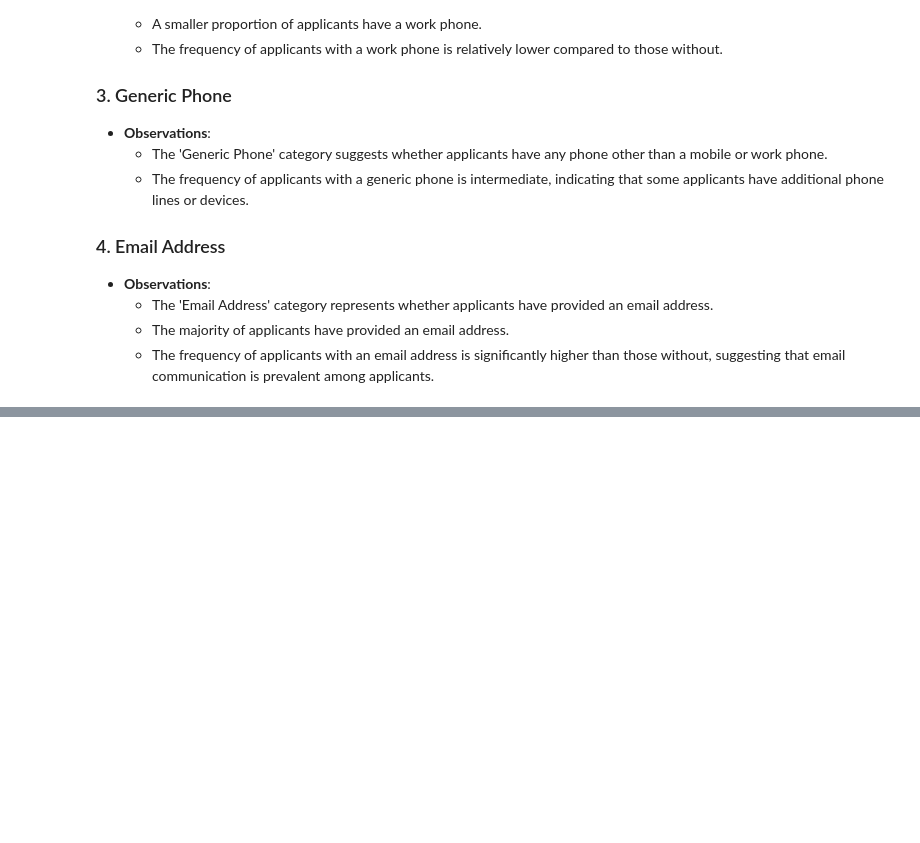
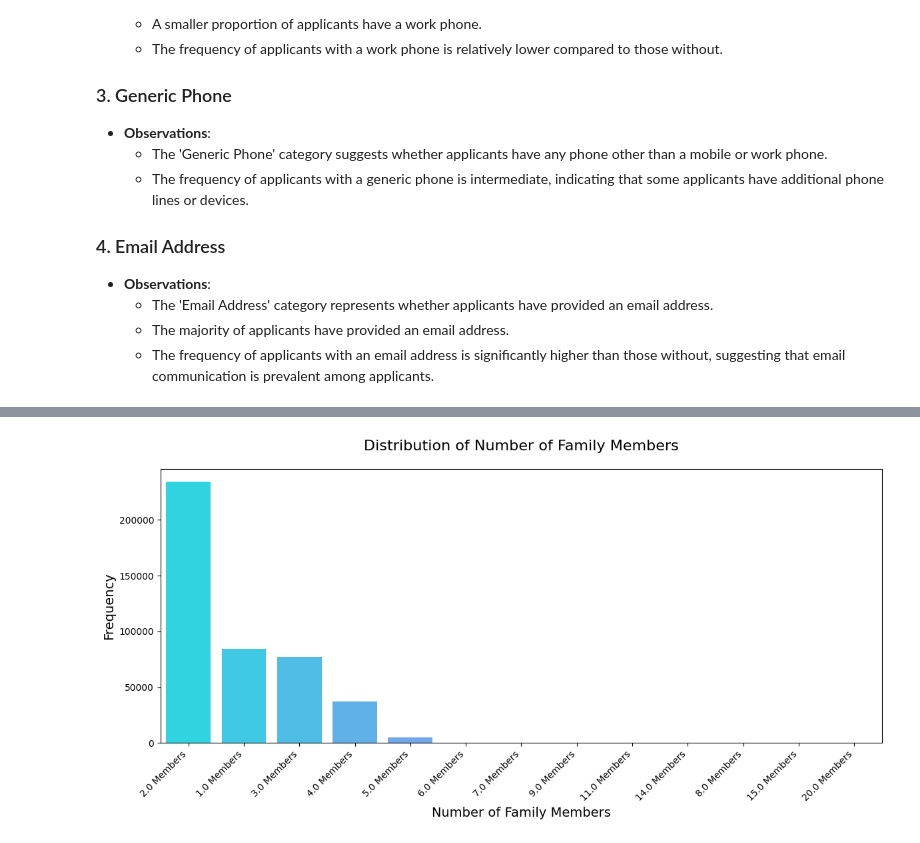
Before and after one commit to ThomasProce/credit-risk-classification, a Jupyter notebook: credit_risk.ipynb, the cells around one changed output, grey strips where cells are left out. Saved outputs shown, nothing was run; the diff lists cells and outputs as text; code cells hidden in the pictures; blank space fills up the shorter version.

Commit message:
perform discrete and continuous variables visualization

```diff
--- a/credit_risk.ipynb
+++ b/credit_risk.ipynb
@@ -191,0 +224,31 @@ In this analysis, we examine the contact information of applicants to gain insig
+# %%
+# Calculate the order based on the frequency of family members
+order = applicants['CNT_FAM_MEMBERS'].value_counts().index
+
+# Define custom colors for the bars
+custom_palette = sns.color_palette("cool", n_colors=len(order))
+
+# Create a countplot for the number of family members with the specified order and custom colors
+plt.figure(figsize=(12, 6))  # Set the figure size
+ax = sns.countplot(
+    x=applicants['CNT_FAM_MEMBERS'],
+    palette=custom_palette,  # Use custom colors
+    order=order
+)
+
+# Customize labels for the y-axis and x-axis
+plt.xlabel('Number of Family Members', fontsize=14)
+plt.ylabel('Frequency', fontsize=14)
+
+
+# Customize tick labels on the x-axis for better readability
+ax.set_xticklabels([f'{count} Members' for count in order], fontsize=10, rotation=45, ha="right")
+
+# Customize the title of the plot
+ax.set_title('Distribution of Number of Family Members', fontsize=16, pad=20)
+
+# Show the plot
+plt.tight_layout()
+plt.show()
+# %% [output]
+[figure, added]
```
Also changed, not shown: parts of 7 cells of this notebook.
